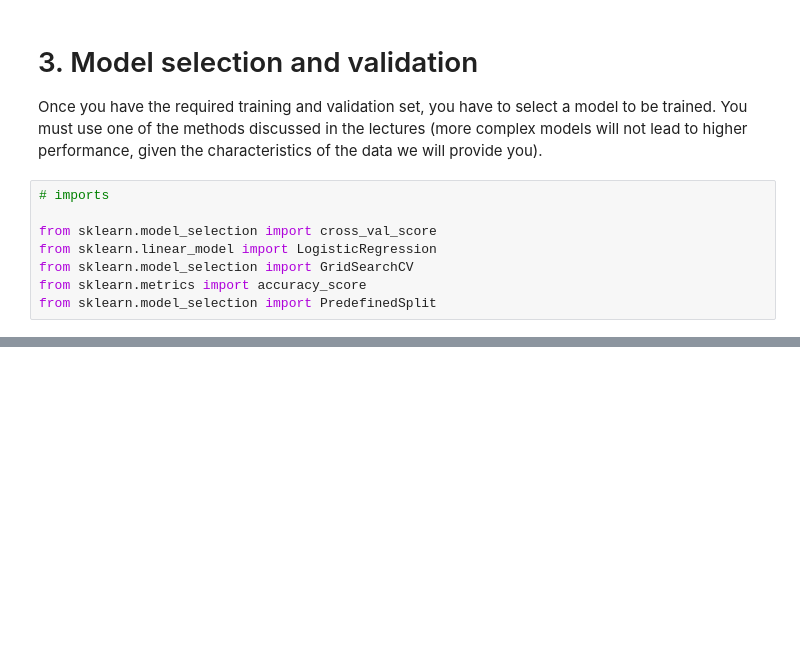
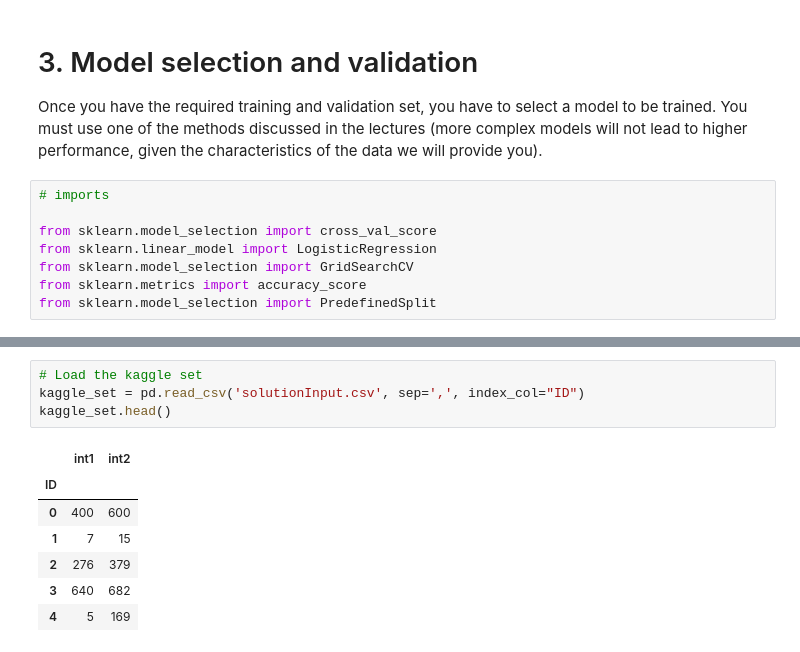
Before and after one commit to JuliusHuizing/fundamentals_of_data_science_shared, a Jupyter notebook: Assignment_2_Ethics/Part1/part1.ipynb, the cells around one changed output, grey strips where cells are left out. Saved outputs shown, nothing was run; the diff lists cells and outputs as text; blank space fills up the shorter version.

```diff
--- a/Assignment_2_Ethics/Part1/part1.ipynb
+++ b/Assignment_2_Ethics/Part1/part1.ipynb
@@ -369,0 +384,12 @@ Note that we provide an auxiliary notebook Download auxiliary notebook (and auxi
+# %%
+# Load the kaggle set
+kaggle_set = pd.read_csv('solutionInput.csv', sep=',', index_col="ID")
+kaggle_set.head()
+# %% [output]
+|  | int1 | int2 |
+| ID |  |  |
+| 0 | 400 | 600 |
+| 1 | 7 | 15 |
+| 2 | 276 | 379 |
+| 3 | 640 | 682 |
+| 4 | 5 | 169 |
```
Also changed, not shown: parts of 15 cells of this notebook, 2 other files.
